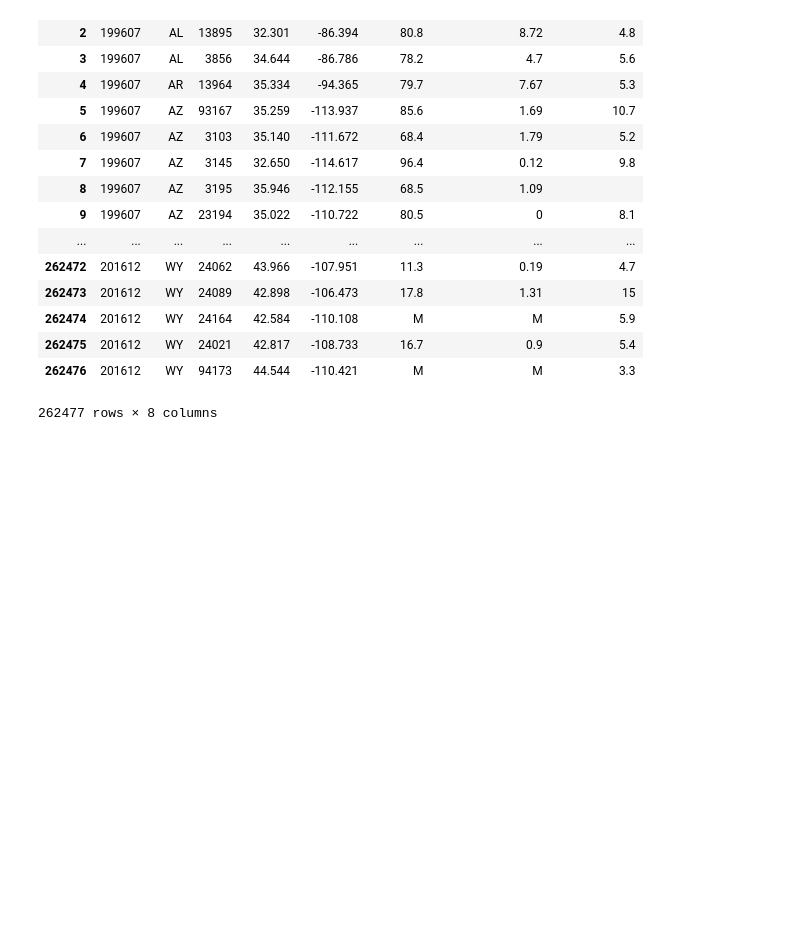
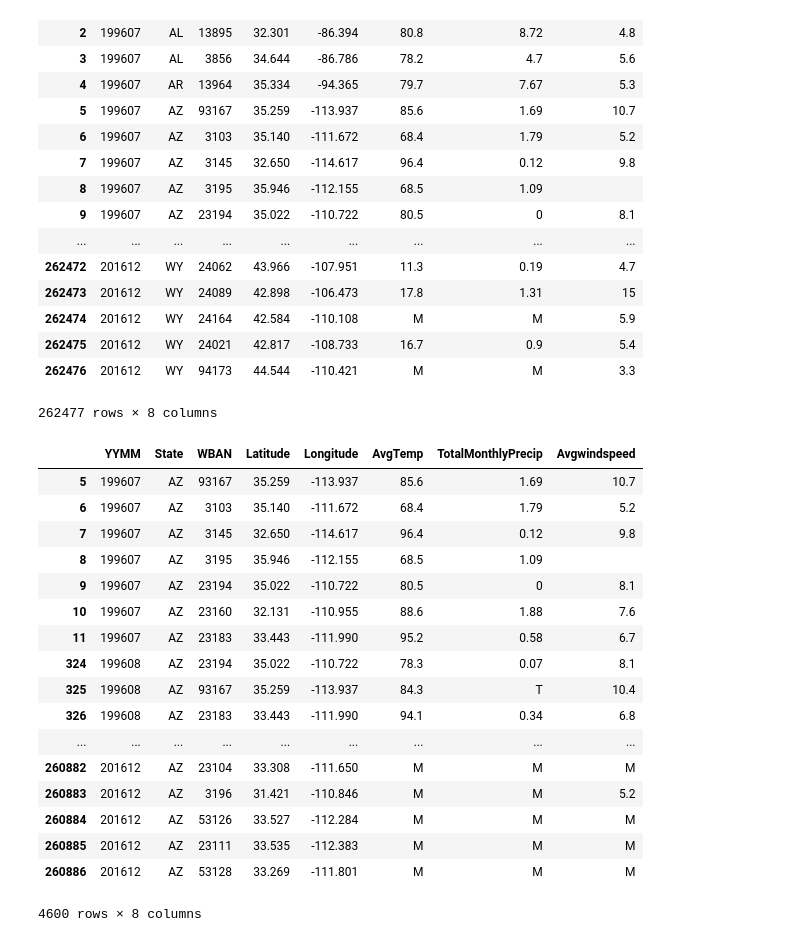
Before and after one commit to tydpan/EASE-Project, a Jupyter notebook: Arranged_Data/weather_data.ipynb, the cells around one changed output. Drawn from its saved outputs; the diff is of its cells as text; code cells hidden in the pictures; blank space fills up the shorter version.

```diff
--- a/Arranged_Data/weather_data.ipynb
+++ b/Arranged_Data/weather_data.ipynb
@@ -191,3 +191,25 @@ output_weather_data
 262477 rows × 8 columns
 # %%
 output_weather_data.to_csv('final_weather_table.txt')
+# %%
+AZ = output_weather_data[output_weather_data['State'].isin(['AZ'])]
+AZ
+# %% [output]
+|  | YYMM | State | WBAN | Latitude | Longitude | AvgTemp | TotalMonthlyPrecip | Avgwindspeed |
+| 5 | 199607 | AZ | 93167 | 35.259 | -113.937 | 85.6 | 1.69 | 10.7 |
+| 6 | 199607 | AZ | 3103 | 35.140 | -111.672 | 68.4 | 1.79 | 5.2 |
+| 7 | 199607 | AZ | 3145 | 32.650 | -114.617 | 96.4 | 0.12 | 9.8 |
+| 8 | 199607 | AZ | 3195 | 35.946 | -112.155 | 68.5 | 1.09 |  |
+| 9 | 199607 | AZ | 23194 | 35.022 | -110.722 | 80.5 | 0 | 8.1 |
+| 10 | 199607 | AZ | 23160 | 32.131 | -110.955 | 88.6 | 1.88 | 7.6 |
+| 11 | 199607 | AZ | 23183 | 33.443 | -111.990 | 95.2 | 0.58 | 6.7 |
+| 324 | 199608 | AZ | 23194 | 35.022 | -110.722 | 78.3 | 0.07 | 8.1 |
+| 325 | 199608 | AZ | 93167 | 35.259 | -113.937 | 84.3 | T | 10.4 |
+| 326 | 199608 | AZ | 23183 | 33.443 | -111.990 | 94.1 | 0.34 | 6.8 |
+| ... | ... | ... | ... | ... | ... | ... | ... | ... |
+| 260882 | 201612 | AZ | 23104 | 33.308 | -111.650 | M | M | M |
+| 260883 | 201612 | AZ | 3196 | 31.421 | -110.846 | M | M | 5.2 |
+| 260884 | 201612 | AZ | 53126 | 33.527 | -112.284 | M | M | M |
+| 260885 | 201612 | AZ | 23111 | 33.535 | -112.383 | M | M | M |
+| 260886 | 201612 | AZ | 53128 | 33.269 | -111.801 | M | M | M |
+4600 rows × 8 columns
```
